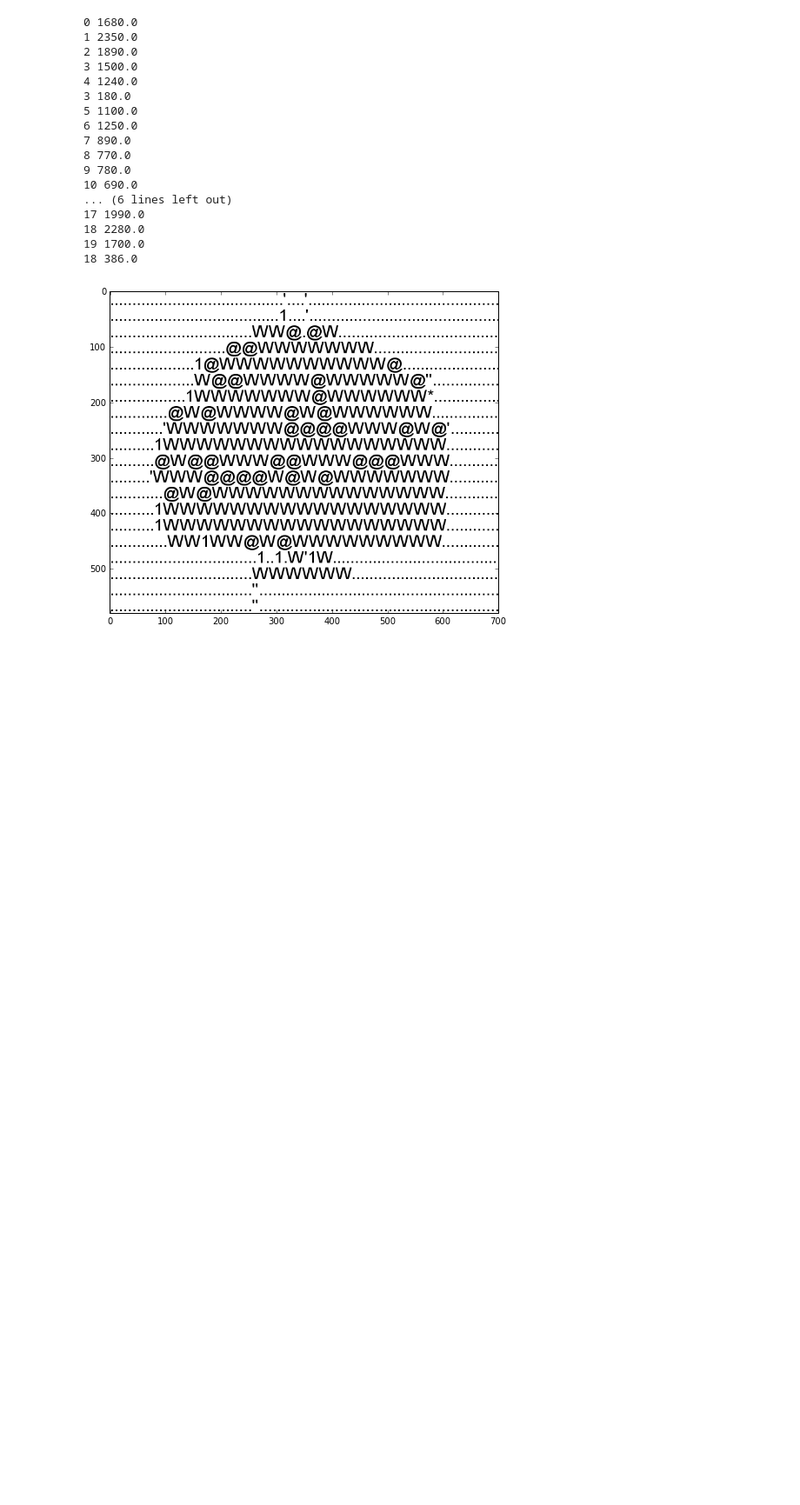
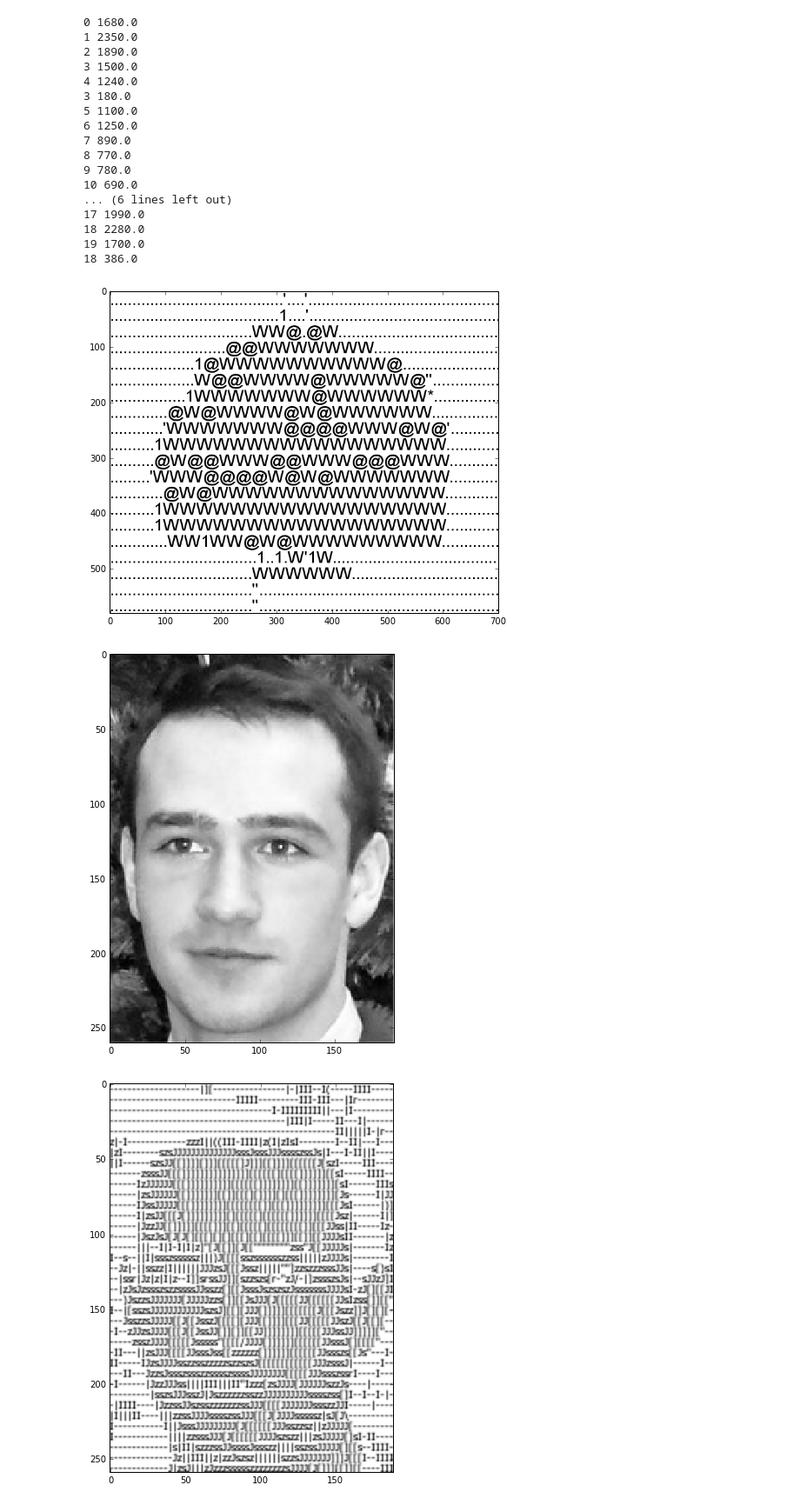
Before and after one commit to max777alex/image-to-ascii, a Jupyter notebook: project.ipynb, the cells around one changed output. Shown at 87% size. Cells and saved outputs as stored; diff of their text form; code cells hidden in the pictures; blank space fills up the shorter version.

Commit message:
ILP formulation solver added

```diff
--- a/project.ipynb
+++ b/project.ipynb
@@ -712,0 +825,16 @@ tree.showAscii()
+# %%
+font_size = 7
+
+#image = getImage("trollface.jpg")
+image = getImage("van9.jpg")[140:400,190:380]
+#image = getImage("nikolaev.jpg")
+
+ascii_lp, height_lp, width_lp = ILP_Opt(image, "vk.ttf", font_size, penalty=[0.5, 0.0, 0.5], solver="ILP")
+ascii, height, width = ILP_Opt(image, "vk.ttf", font_size, penalty=[0.5, 0.0, 0.5], solver="greedy")
+# %%
+showPhoto(image)
+showSymbols("vk.ttf", font_size, ascii_lp, (height_lp, width_lp))
+showSymbols("vk.ttf", font_size, ascii, (height, width))
+# %% [output]
+[figure, added]
+[figure, added]
```
Also changed, not shown: parts of 2 cells of this notebook.
